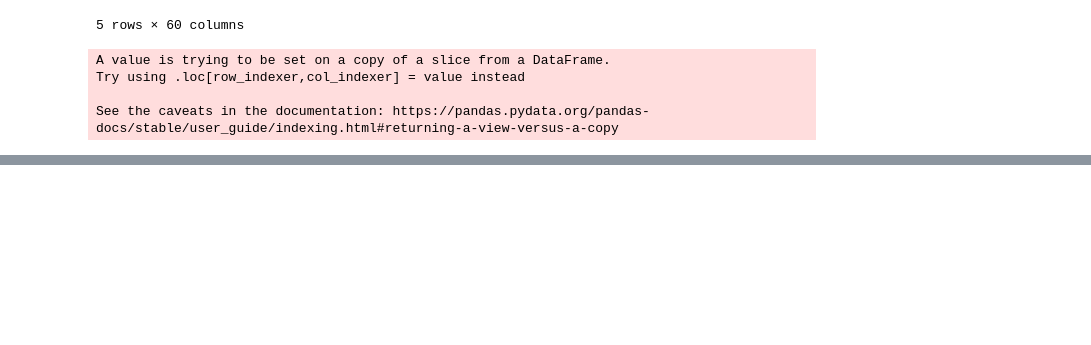
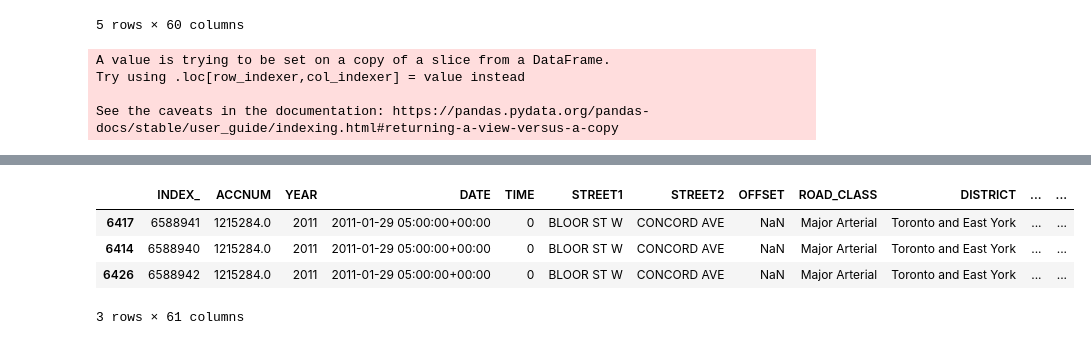
Before and after one commit to Raaj-4320/Kaggle-competition-, a Jupyter notebook: ASSIGNMENT_2_2.ipynb, the cells around one changed output, grey strips where cells are left out. Saved outputs shown, nothing was run; the diff lists cells and outputs as text; code cells hidden in the pictures; blank space fills up the shorter version.

```diff
--- a/ASSIGNMENT_2_2.ipynb
+++ b/ASSIGNMENT_2_2.ipynb
@@ -679,3 +672,0 @@ df.head(10)
-# %%
-import numpy as np
-df['ACC_NUM'].replace(-1, np.nan, inplace=True)
@@ -696,0 +673,8 @@ df.head(10)
+# %%
+df[df['ACC_NUM'] == 0]
+# %% [output]
+|  | INDEX_ | ACCNUM | YEAR | DATE | TIME | STREET1 | STREET2 | OFFSET | ROAD_CLASS | DISTRICT | ... | ... |
+| 6417 | 6588941 | 1215284.0 | 2011 | 2011-01-29 05:00:00+00:00 | 0 | BLOOR ST W | CONCORD AVE | NaN | Major Arterial | Toronto and East York | ... | ... |
+| 6414 | 6588940 | 1215284.0 | 2011 | 2011-01-29 05:00:00+00:00 | 0 | BLOOR ST W | CONCORD AVE | NaN | Major Arterial | Toronto and East York | ... | ... |
+| 6426 | 6588942 | 1215284.0 | 2011 | 2011-01-29 05:00:00+00:00 | 0 | BLOOR ST W | CONCORD AVE | NaN | Major Arterial | Toronto and East York | ... | ... |
+3 rows × 61 columns
```
Also changed, not shown: parts of 6 cells of this notebook.
